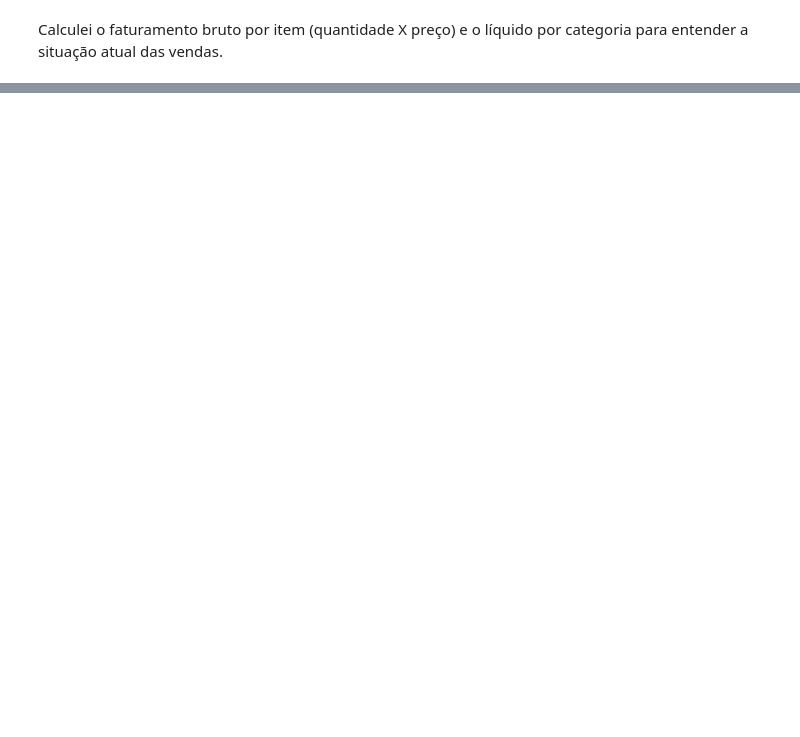
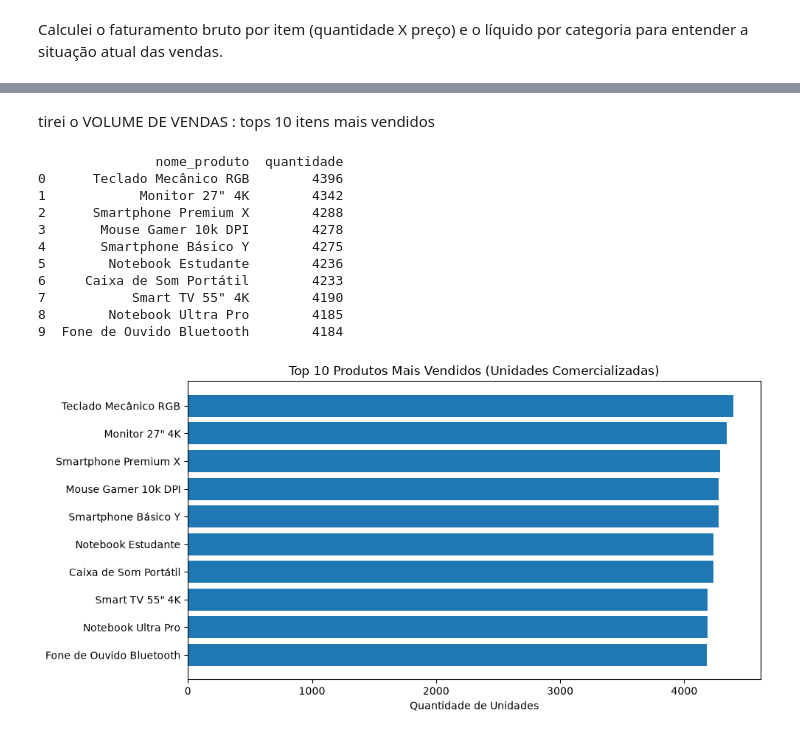
Before and after one commit to Rafaeldo15/Aulas_python, a Jupyter notebook: Projeto_Final/Projeto_1.ipynb, the cells around one changed output, grey strips where cells are left out. Saved outputs shown, nothing was run; the diff lists cells and outputs as text; code cells hidden in the pictures; blank space fills up the shorter version.

```diff
--- a/Projeto_Final/Projeto_1.ipynb
+++ b/Projeto_Final/Projeto_1.ipynb
@@ -132,0 +100,35 @@ Faturamento Total Líquido: R$ 110,552,144.81
+# %% [markdown]
+tirei o  VOLUME DE VENDAS : tops 10 itens mais vendidos
+# %%
+df_conc = df_tratado[df_tratado['status_venda'] == 'Concluído']
+
+
+#agrupando os produtos com groupby e somando as quantidades pra gerar o relatório das top 10
+top10_produtos = (
+    df_conc.groupby('nome_produto')['quantidade'].sum().sort_values(ascending=False).head(10).reset_index()
+)
+print(top10_produtos)
+
+#criando o gráfico e inserindo os dados
+
+plt.figure(figsize=(10, 5))
+dados_plot = top10_produtos.sort_values('quantidade', ascending=True)
+
+plt.barh(dados_plot['nome_produto'], dados_plot['quantidade'])
+plt.title('Top 10 Produtos Mais Vendidos (Unidades Comercializadas)')
+plt.xlabel('Quantidade de Unidades')
+plt.tight_layout()
+plt.show()
+# %% [output]
+               nome_produto  quantidade
+0      Teclado Mecânico RGB        4396
+1            Monitor 27" 4K        4342
+2      Smartphone Premium X        4288
+3       Mouse Gamer 10k DPI        4278
+4       Smartphone Básico Y        4275
+5        Notebook Estudante        4236
+6     Caixa de Som Portátil        4233
+7           Smart TV 55" 4K        4190
+8        Notebook Ultra Pro        4185
+9  Fone de Ouvido Bluetooth        4184
+[figure, added]
```
Also changed, not shown: parts of 7 cells of this notebook.
